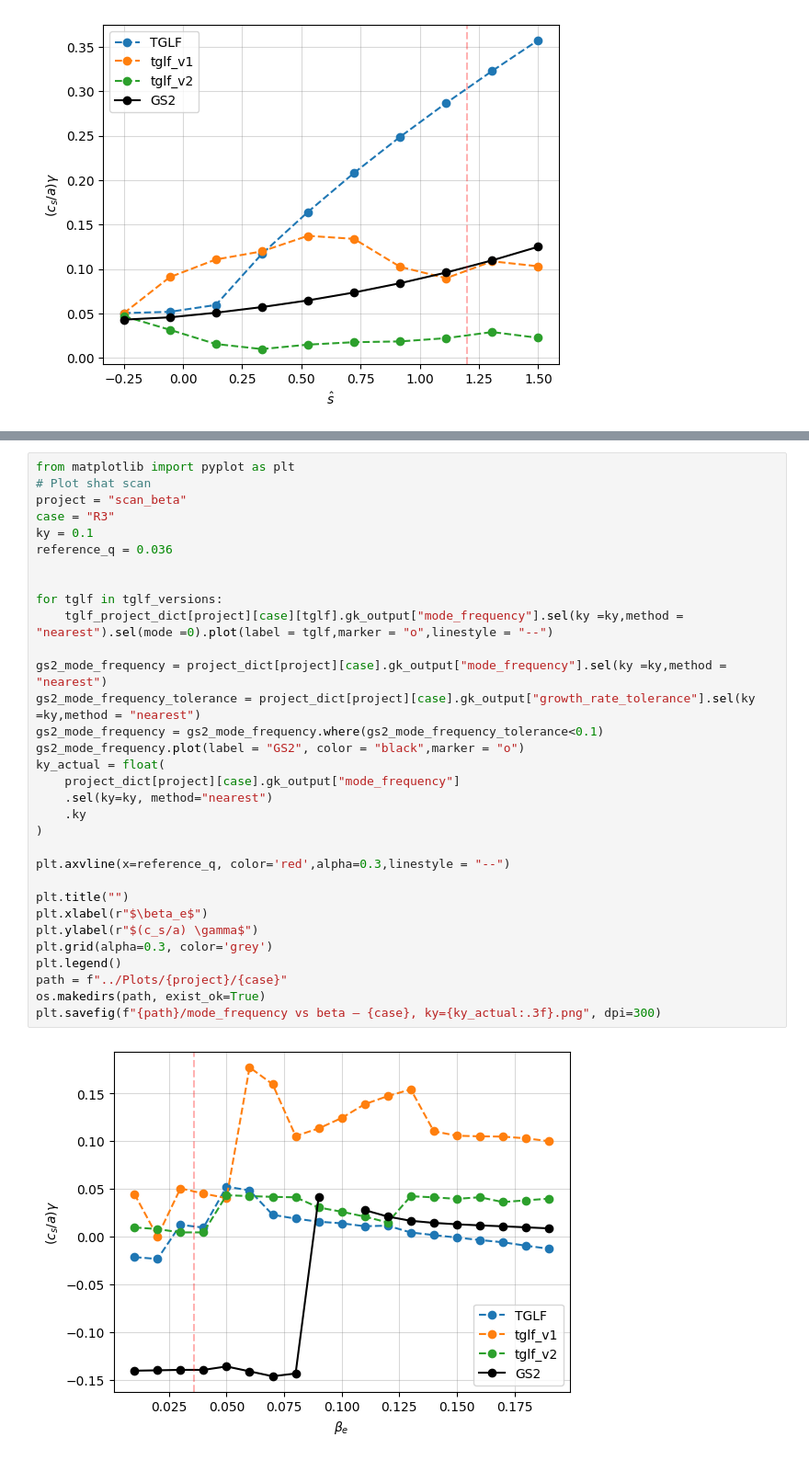
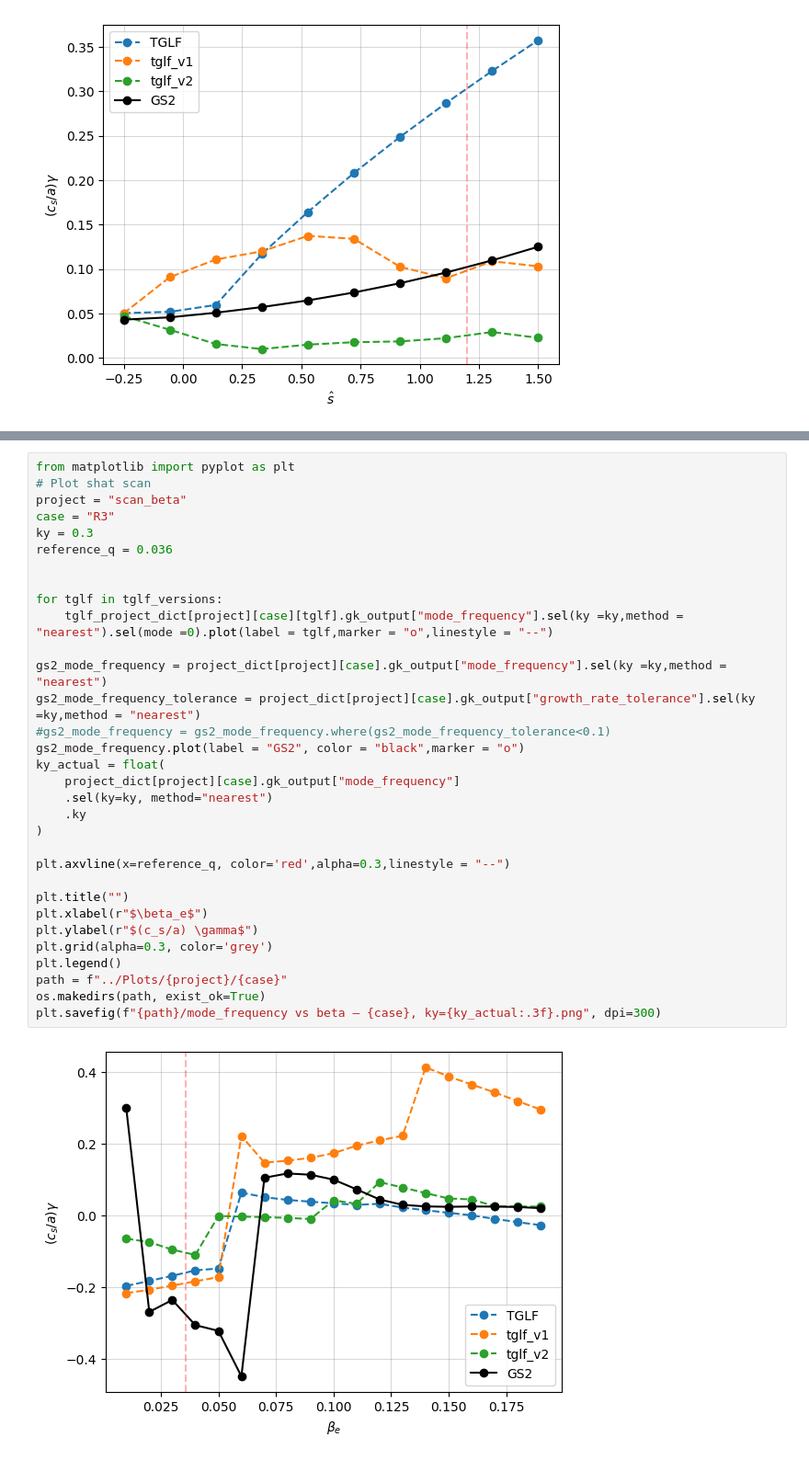
Before and after one commit to FelixWattsYork/EPS_2026_Analysis, a Jupyter notebook: Python_Scripts/Linear_Plotting.ipynb, the cells around one changed output, grey strips where cells are left out. Shown at 92% size. Drawn from its saved outputs; the diff is of its cells as text.

Commit message:
made some nonlinear plots

```diff
--- a/Python_Scripts/Linear_Plotting.ipynb
+++ b/Python_Scripts/Linear_Plotting.ipynb
@@ -271,33 +253,33 @@ plt.savefig(f"{path}/Growth Rate vs beta — {case}, ky={ky_actual:.3f}.png", dp
 from matplotlib import pyplot as plt
 # Plot shat scan
 project = "scan_beta"
 case = "R3"
-ky = 0.1
+ky = 0.3
 reference_q = 0.036
 
 
 for tglf in tglf_versions:
     tglf_project_dict[project][case][tglf].gk_output["mode_frequency"].sel(ky =ky,method = "nearest").sel(mode =0).plot(label = tglf,marker = "o",linestyle = "--")
 
 gs2_mode_frequency = project_dict[project][case].gk_output["mode_frequency"].sel(ky =ky,method = "nearest")
 gs2_mode_frequency_tolerance = project_dict[project][case].gk_output["growth_rate_tolerance"].sel(ky =ky,method = "nearest")
-gs2_mode_frequency = gs2_mode_frequency.where(gs2_mode_frequency_tolerance<0.1)
+#gs2_mode_frequency = gs2_mode_frequency.where(gs2_mode_frequency_tolerance<0.1)
 gs2_mode_frequency.plot(label = "GS2", color = "black",marker = "o")
 ky_actual = float(
     project_dict[project][case].gk_output["mode_frequency"]
     .sel(ky=ky, method="nearest")
     .ky
 )
 
 plt.axvline(x=reference_q, color='red',alpha=0.3,linestyle = "--")
 
 plt.title("")
 plt.xlabel(r"$\beta_e$")
 plt.ylabel(r"$(c_s/a) \gamma$")
 plt.grid(alpha=0.3, color='grey')
 plt.legend()
 path = f"../Plots/{project}/{case}"
 os.makedirs(path, exist_ok=True)
 plt.savefig(f"{path}/mode_frequency vs beta — {case}, ky={ky_actual:.3f}.png", dpi=300)
 # %% [output]
-[figure, old version]
+[figure, new version]
```
Also changed, not shown: parts of 8 cells of this notebook, 1 other file.
